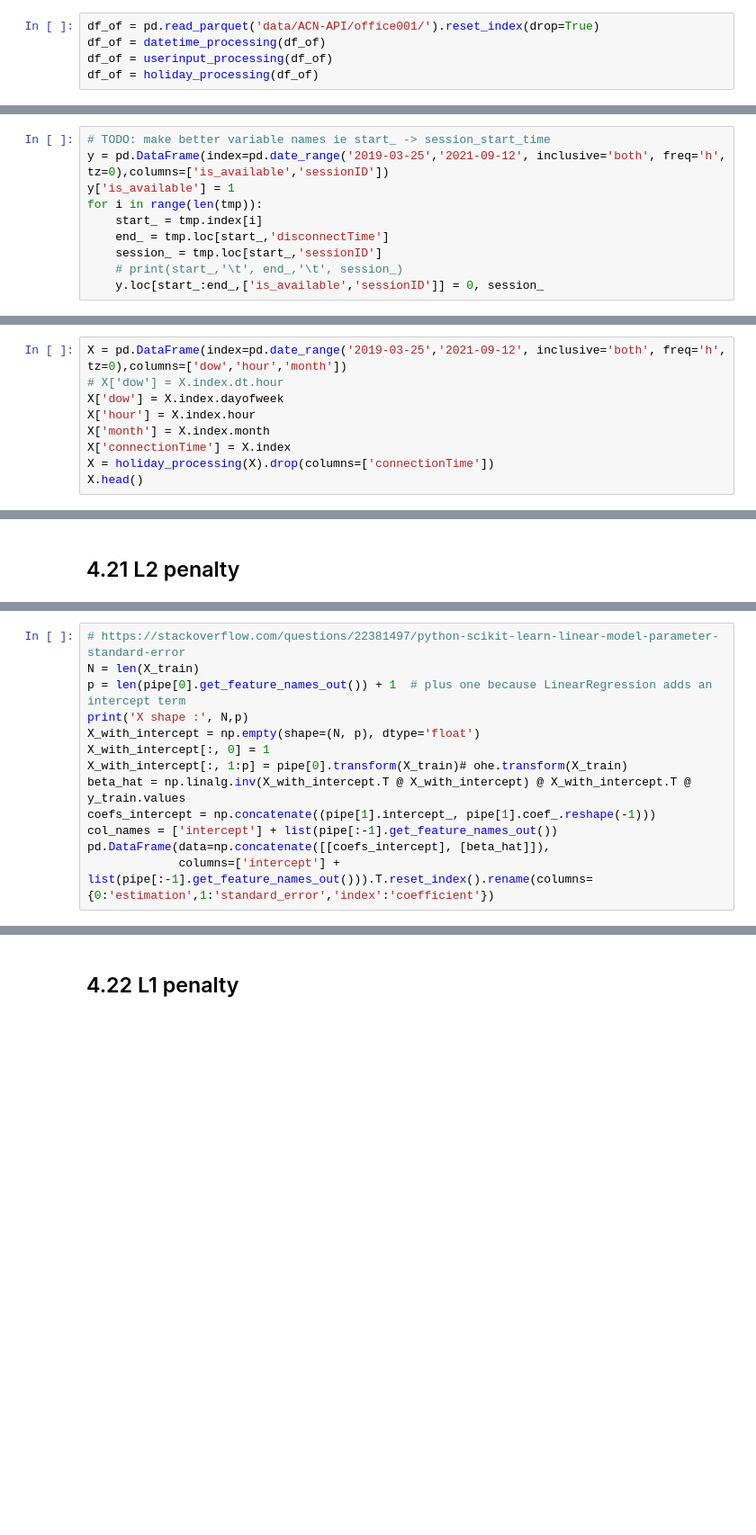
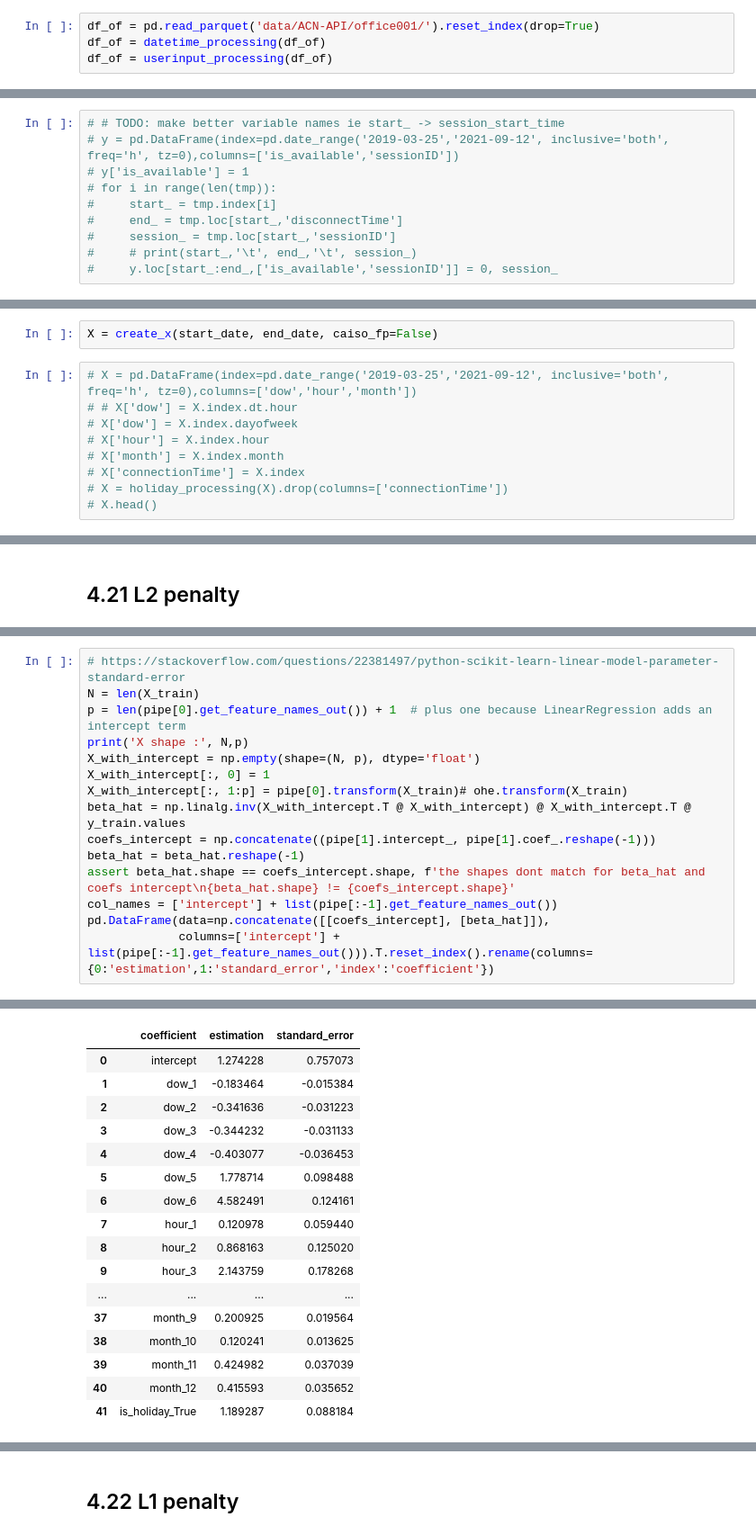
Before and after one commit to denny-lehman/ev_charging, a Jupyter notebook: models/log_reg.ipynb, the cells around one changed output, grey strips where cells are left out. Shown at 90% size. Cells and saved outputs as stored; diff of their text form; blank space fills up the shorter version.

Commit message:
updated notebook with data processing functions

```diff
--- a/models/log_reg.ipynb
+++ b/models/log_reg.ipynb
@@ -31,6 +34,5 @@ from sklearn.metrics import confusion_matrix, ConfusionMatrixDisplay, f1_score,
 df_of = pd.read_parquet('data/ACN-API/office001/').reset_index(drop=True)
 df_of = datetime_processing(df_of)
 df_of = userinput_processing(df_of)
-df_of = holiday_processing(df_of)
 # %%
 df_of.head()
@@ -66,11 +102,11 @@ tmp = tmp[tmp['spaceID'] == '02'].sort_index()
 # %%
-# TODO: make better variable names ie start_ -> session_start_time
-y = pd.DataFrame(index=pd.date_range('2019-03-25','2021-09-12', inclusive='both', freq='h', tz=0),columns=['is_available','sessionID'])
-y['is_available'] = 1
-for i in range(len(tmp)):
-    start_ = tmp.index[i]
-    end_ = tmp.loc[start_,'disconnectTime']
-    session_ = tmp.loc[start_,'sessionID']
-    # print(start_,'\t', end_,'\t', session_)
-    y.loc[start_:end_,['is_available','sessionID']] = 0, session_
+# # TODO: make better variable names ie start_ -> session_start_time
+# y = pd.DataFrame(index=pd.date_range('2019-03-25','2021-09-12', inclusive='both', freq='h', tz=0),columns=['is_available','sessionID'])
+# y['is_available'] = 1
+# for i in range(len(tmp)):
+#     start_ = tmp.index[i]
+#     end_ = tmp.loc[start_,'disconnectTime']
+#     session_ = tmp.loc[start_,'sessionID']
+#     # print(start_,'\t', end_,'\t', session_)
+#     y.loc[start_:end_,['is_available','sessionID']] = 0, session_
 # %%
@@ -78,12 +114,14 @@ y = y['is_available']
+# %%
+X = create_x(start_date, end_date, caiso_fp=False)
 # %%
-X = pd.DataFrame(index=pd.date_range('2019-03-25','2021-09-12', inclusive='both', freq='h', tz=0),columns=['dow','hour','month'])
-# X['dow'] = X.index.dt.hour
-X['dow'] = X.index.dayofweek
-X['hour'] = X.index.hour
-X['month'] = X.index.month
-X['connectionTime'] = X.index
-X = holiday_processing(X).drop(columns=['connectionTime'])
-X.head()
+# X = pd.DataFrame(index=pd.date_range('2019-03-25','2021-09-12', inclusive='both', freq='h', tz=0),columns=['dow','hour','month'])
+# # X['dow'] = X.index.dt.hour
+# X['dow'] = X.index.dayofweek
+# X['hour'] = X.index.hour
+# X['month'] = X.index.month
+# X['connectionTime'] = X.index
+# X = holiday_processing(X).drop(columns=['connectionTime'])
+# X.head()
 # %%
 # print(f'charger spot #2 is available {np.round(y.is_available.mean()*100,3)}% of the time')
 print(f'charger spot #2 is available {np.round(y.mean()*100,3)}% of the time')
@@ -155,6 +211,9 @@ X_with_intercept[:, 0] = 1
 X_with_intercept[:, 1:p] = pipe[0].transform(X_train)# ohe.transform(X_train)
 beta_hat = np.linalg.inv(X_with_intercept.T @ X_with_intercept) @ X_with_intercept.T @ y_train.values
 coefs_intercept = np.concatenate((pipe[1].intercept_, pipe[1].coef_.reshape(-1)))
+beta_hat = beta_hat.reshape(-1)
+assert beta_hat.shape == coefs_intercept.shape, f'the shapes dont match for beta_hat and coefs intercept\n{beta_hat.shape} != {coefs_intercept.shape}'
 col_names = ['intercept'] + list(pipe[:-1].get_feature_names_out())
 pd.DataFrame(data=np.concatenate([[coefs_intercept], [beta_hat]]),
              columns=['intercept'] + list(pipe[:-1].get_feature_names_out())).T.reset_index().rename(columns={0:'estimation',1:'standard_error','index':'coefficient'})
+# %% [output]
@@ -160,0 +221,17 @@ pd.DataFrame(data=np.concatenate([[coefs_intercept], [beta_hat]]),
+|  | coefficient | estimation | standard_error |
+| 0 | intercept | 1.274228 | 0.757073 |
+| 1 | dow_1 | -0.183464 | -0.015384 |
+| 2 | dow_2 | -0.341636 | -0.031223 |
+| 3 | dow_3 | -0.344232 | -0.031133 |
+| 4 | dow_4 | -0.403077 | -0.036453 |
+| 5 | dow_5 | 1.778714 | 0.098488 |
+| 6 | dow_6 | 4.582491 | 0.124161 |
+| 7 | hour_1 | 0.120978 | 0.059440 |
+| 8 | hour_2 | 0.868163 | 0.125020 |
+| 9 | hour_3 | 2.143759 | 0.178268 |
+| ... | ... | ... | ... |
+| 37 | month_9 | 0.200925 | 0.019564 |
+| 38 | month_10 | 0.120241 | 0.013625 |
+| 39 | month_11 | 0.424982 | 0.037039 |
+| 40 | month_12 | 0.415593 | 0.035652 |
+| 41 | is_holiday_True | 1.189287 | 0.088184 |
```
Also changed, not shown: parts of 62 cells of this notebook.
